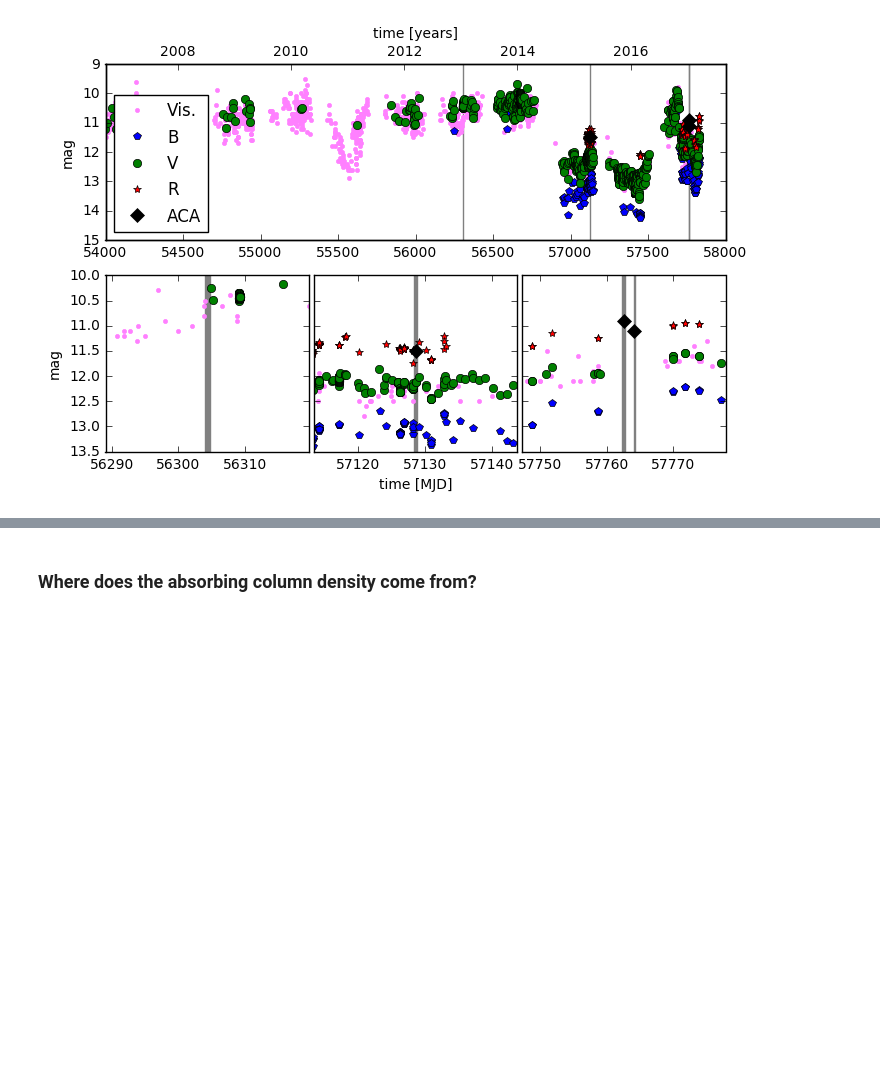
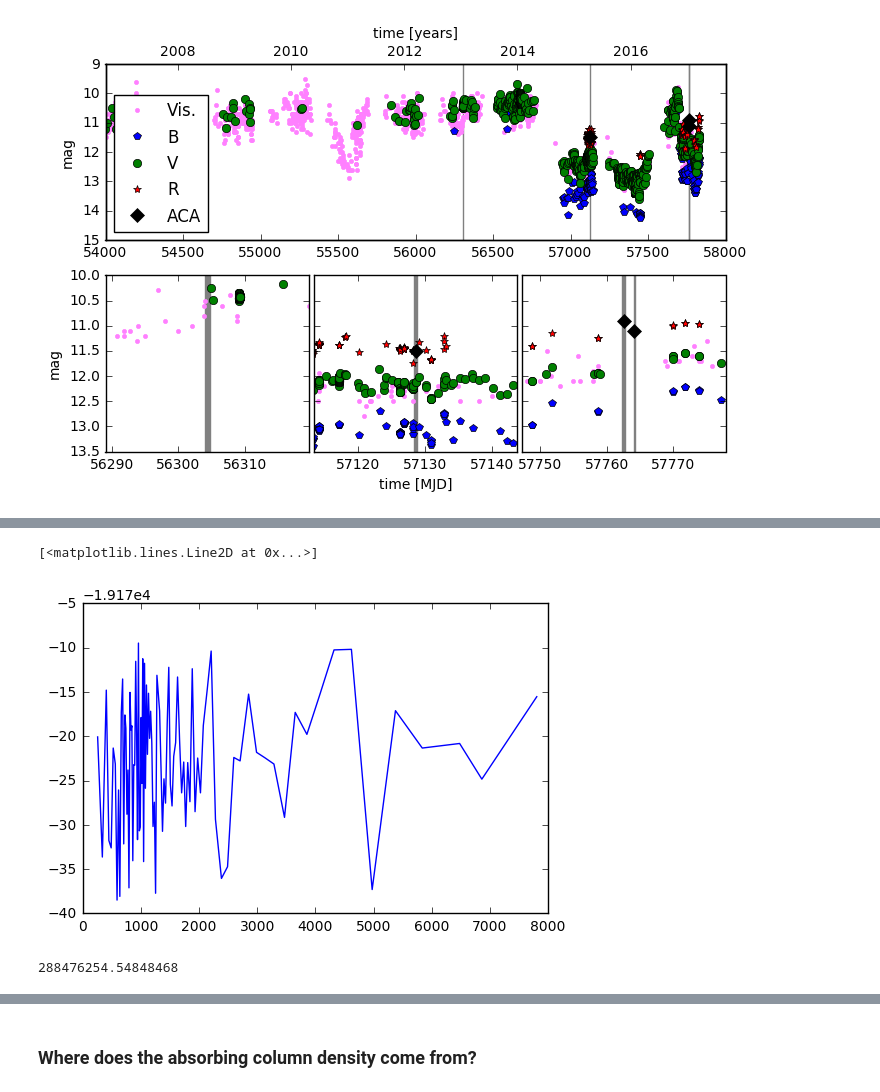
Before and after one commit to hamogu/RWAur, a Jupyter notebook: article.ipynb, the cells around one changed output, grey strips where cells are left out. Cells and saved outputs as stored; diff of their text form; code cells hidden in the pictures; blank space fills up the shorter version.

```diff
--- a/article.ipynb
+++ b/article.ipynb
@@ -532,3 +577,10 @@ R & 12.3 & 0.3 & 11.5 & 11.2 & 0.2 & 12.2 & 0.5 & 11.7 & 0.4 \\
 \hline
 \end{tabular}
 \end{table*}
+# %%
+# In the following fields, try an special analysis of XMM data.
+# Does the centroid of the photons change with energy?
+# First, get data files from reduced XMM data
+XMMfiltslist = glob(os.path.join(datadirXMM, '*', '*filts.fits'))
+XMMfiltslist.sort()
+XMMfiltslist
@@ -534,0 +594,3 @@ R & 12.3 & 0.3 & 11.5 & 11.2 & 0.2 & 12.2 & 0.5 & 11.7 & 0.4 \\
+# %%
+pn = Table.read(XMMfiltslist[2])
+pn.sort('PI')
@@ -534,0 +601,34 @@ R & 12.3 & 0.3 & 11.5 & 11.2 & 0.2 & 12.2 & 0.5 & 11.7 & 0.4 \\
+# %%
+# Get position of A and B in DS9 by hand. Much faster than parsing the header values for event list.
+# Project everything on the A-B line. The direction perpendicular to that is not important for us.
+vecAB = np.array([27145., 27557]) - np.array([27175., 27549])
+vecAB = vecAB / np.linalg.norm(vecAB)
+vecevpos = np.empty((len(pn), 2))
+vecevpos[:, 0] = pn['X']
+vecevpos[:, 1] = pn['Y']
+pn['proj'] = np.sum(vecevpos * vecAB, axis=1)
+# %%
+# Make a running average of the x,y pos in chunks of +-w photons (effectively a moving boxcar on the energy sorted
+# photon list).
+w = 200
+res = np.zeros(len(pn) - 2 * w)
+sig = np.zeros_like(res)
+for i in range(w, len(pn) - w):
+    res[i - w] = np.median(pn['proj'][i - w: i + w])
+    sig[i - w] = np.std(pn['proj'][i - w: i + w])
+
+# Median is better than mean, because it's not influenced as much by the boundaries of the photons in the input fits file
+# (a  circle centered on the peak of the count distribution).
+# %%
+plt.plot(pn['PI'][w: -w: 2 * w], res[:: 2 * w])
+#plt.errorbar(pn['PI'][w: -w: 2 * w], res[:: 2 * w], sig[:: 2 * w])
+
+# I looked at different values for w, and PN and MOS and I don't see anything. Thus, this analysis stays here for
+# reference, but does not get it's own section in the paper.
+# %% [output]
+[<matplotlib.lines.Line2D at 0x...>]
+[figure, added]
+# %%
+pn['TIME'][0]
+# %% [output]
+288476254.54848468
```
Also changed, not shown: parts of 83 cells of this notebook, 4 other files.
